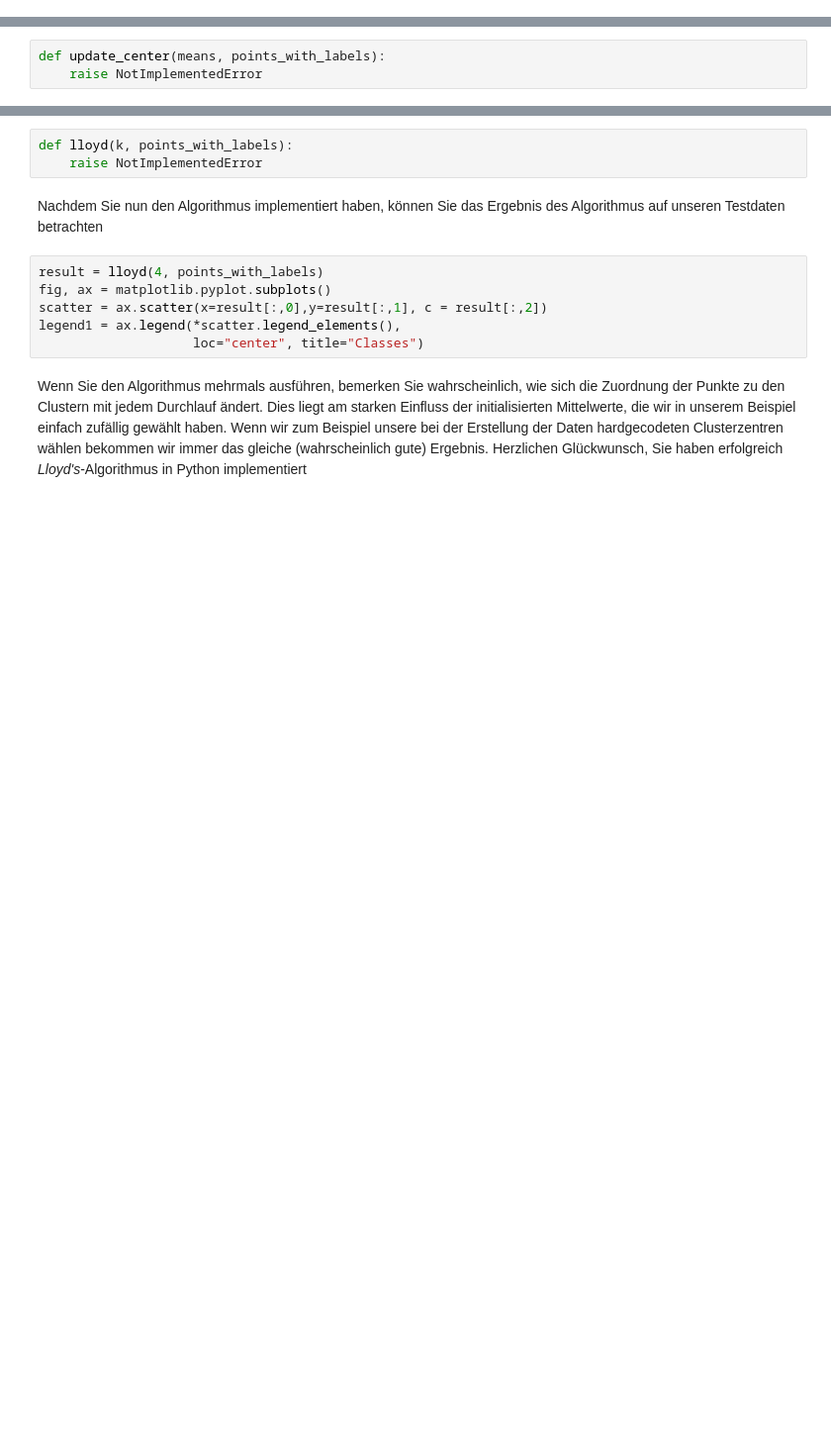
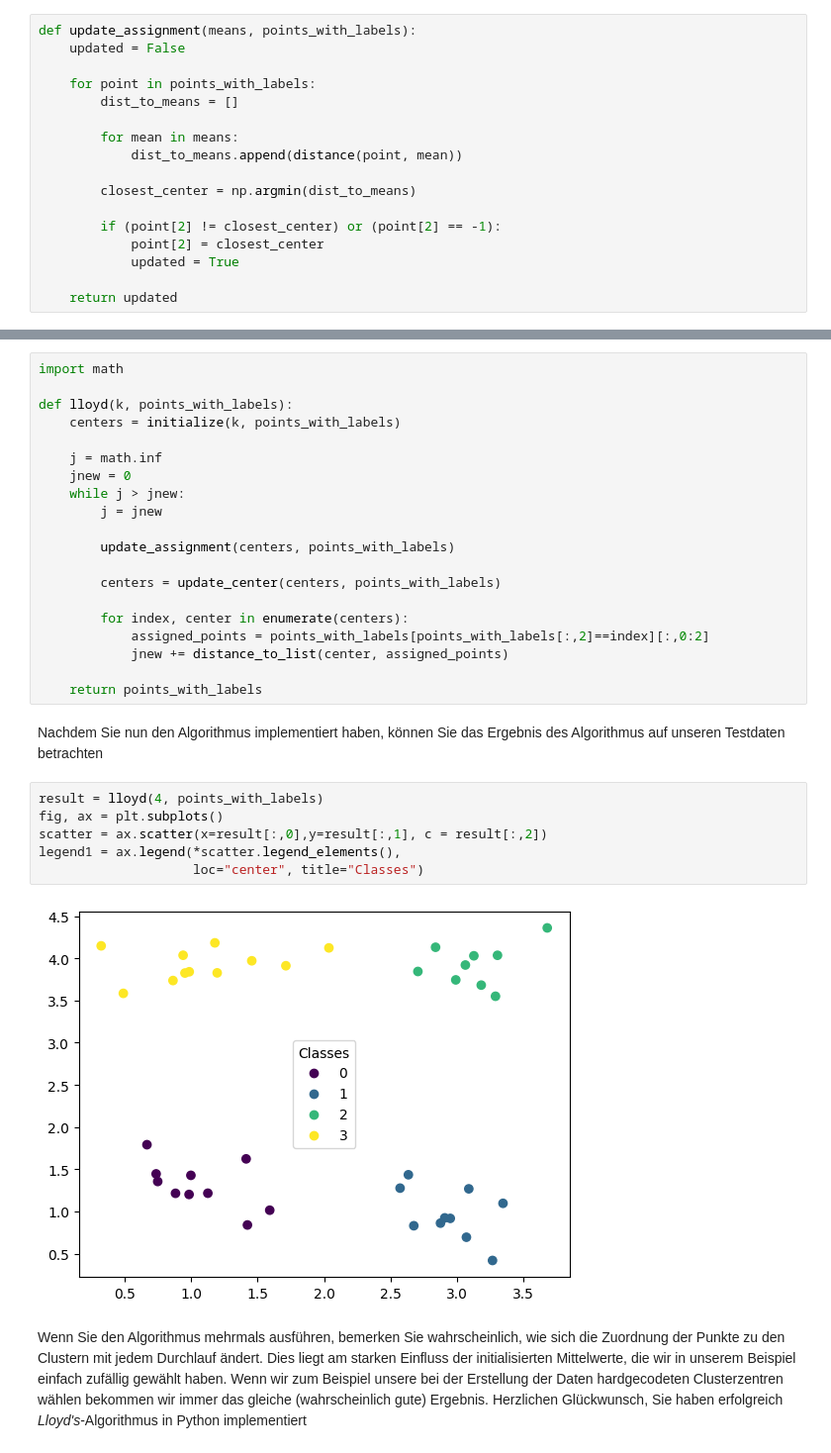
Before and after one commit to romanziske/data-science-course, a Jupyter notebook: K-Means-Lloyd/EDS_k_means_tutorial.ipynb, the cells around one changed output, grey strips where cells are left out. Shown at 99% size. Drawn from its saved outputs; the diff is of its cells as text; blank space fills up the shorter version.

Commit message:
implemented Lloyd´s K-Means

```diff
--- a/K-Means-Lloyd/EDS_k_means_tutorial.ipynb
+++ b/K-Means-Lloyd/EDS_k_means_tutorial.ipynb
@@ -105,3 +133,20 @@ def update_assignment(means, points_with_labels):
+# %%
+def update_assignment(means, points_with_labels):
+    updated = False
+
+    for point in points_with_labels:
+        dist_to_means = []
+
+        for mean in means:
+            dist_to_means.append(distance(point, mean))
+
+        closest_center = np.argmin(dist_to_means)
+
+        if (point[2] != closest_center) or (point[2] == -1):
+            point[2] = closest_center
+            updated = True
+
+    return updated
 # %% [markdown]
 Um Ihren Code der kommenden beiden Methoden zu testen, benötigen wir ein paar Testdaten, die wir in der nächsten Codezelle erstellen. Da der Code deterministisch ist, ist es valide, hier feste Arrays zu nutzen, da Ihre Methoden auf diesen Daten dieselben Ergebnisse erzielen sollten.
 # %%
@@ -241,6 +288,3 @@ print("Test beendet")
 ### Aktualisierung
 # %% [markdown]
 Im Aktualisierungsschritt werden die Clusterzentren so angepasst, dass sie dem Mittelwert der ihnen zugeordneten Punkte entsprechen. Gehen Sie hier davon aus, dass die means in einer Liste aus 2-Tupeln vorliegen und die Punkte wieder in einem 3-D Array mit labels. Geben Sie hier das Ergebnis der means aus, anstatt es in-place zu ändern. Sie können Teilarrays aus einem nd-Array erstellen, indem Sie eine Bedingung in das Feld der Indexierung schreiben, z.B. `A[A[:,0]==0]`, wenn Sie jede Zeile aus dem Array `A` erhalten wollen, deren Wert in der ersten Spalte `0` entspricht. Ein neues zweidimensionals Array können Sie erstellen mit zwei Zeilen und Spalten `np.array([a,b],[c,d])`. Offensichtlicherweise funktioniert dies ähnlich für Arrays mit mehr bzw. weniger Zeilen bzw. Spalten
-# %%
-def update_center(means, points_with_labels):
-    raise NotImplementedError
@@ -297,17 +364,36 @@ print("Test beendet")
 ### Gesamter Algorithmus
 # %% [markdown]
 Mit diesen Hilfsfunktionen können Sie nun ohne weiteres *Lloyd's*-Algorithmus implementieren.
-# %%
-def lloyd(k, points_with_labels):
-    raise NotImplementedError
+# %%
+import math
+
+def lloyd(k, points_with_labels):
+    centers = initialize(k, points_with_labels)
+
+    j = math.inf
+    jnew = 0
+    while j > jnew:
+        j = jnew
+
+        update_assignment(centers, points_with_labels)
+
+        centers = update_center(centers, points_with_labels)
+
+        for index, center in enumerate(centers):
+            assigned_points = points_with_labels[points_with_labels[:,2]==index][:,0:2]
+            jnew += distance_to_list(center, assigned_points)
+
+    return points_with_labels
 # %% [markdown]
 Nachdem Sie nun den Algorithmus implementiert haben, können Sie das Ergebnis des Algorithmus auf unseren Testdaten betrachten
 # %%
 result = lloyd(4, points_with_labels)
-fig, ax = matplotlib.pyplot.subplots()
+fig, ax = plt.subplots()
 scatter = ax.scatter(x=result[:,0],y=result[:,1], c = result[:,2])
 legend1 = ax.legend(*scatter.legend_elements(),
                     loc="center", title="Classes")
+# %% [output]
+[figure, added]
 # %% [markdown]
 Wenn Sie den Algorithmus mehrmals ausführen, bemerken Sie wahrscheinlich, wie sich die Zuordnung der Punkte zu den Clustern mit jedem Durchlauf ändert. Dies liegt am starken Einfluss der initialisierten Mittelwerte, die wir in unserem Beispiel einfach zufällig gewählt haben. Wenn wir zum Beispiel unsere bei der Erstellung der Daten hardgecodeten Clusterzentren wählen bekommen wir immer das gleiche (wahrscheinlich gute) Ergebnis.
 Herzlichen Glückwunsch, Sie haben erfolgreich *Lloyd's*-Algorithmus in Python implementiert
```
Also changed, not shown: parts of 11 cells of this notebook, 1 other file.
